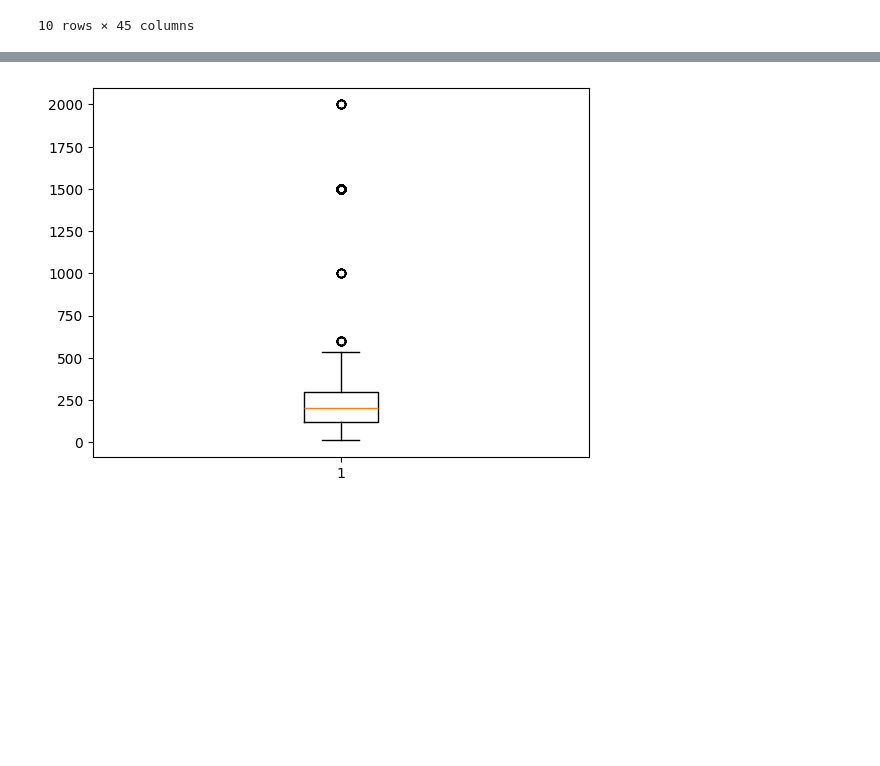
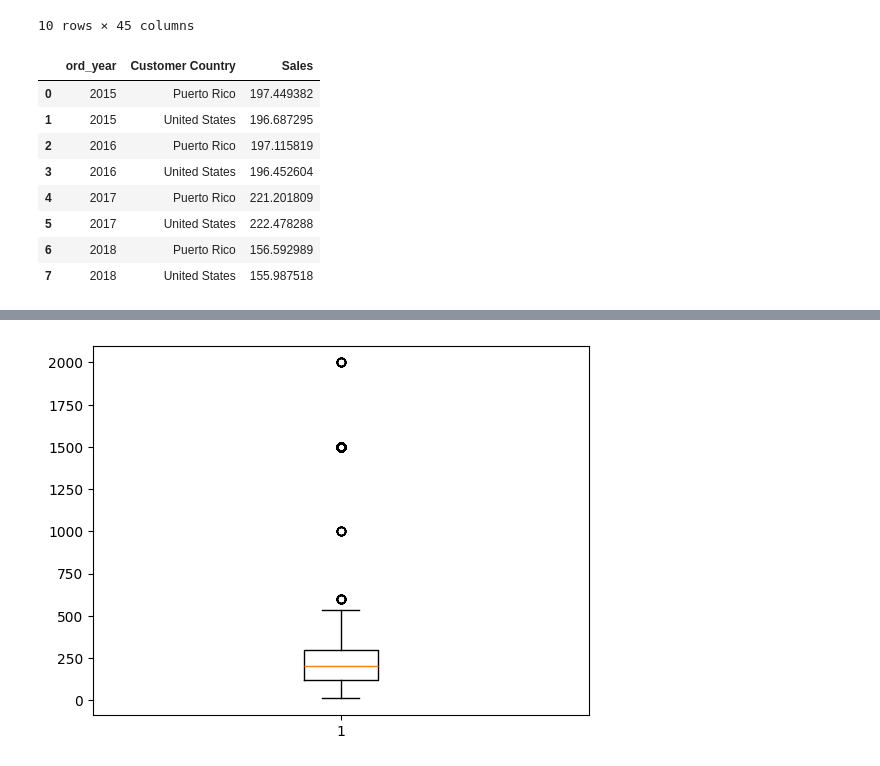
Before and after one commit to Umumasayii/Afretec_workbook, a Jupyter notebook: Assignment_3_data_cleaning.ipynb, the cells around one changed output, grey strips where cells are left out. Drawn from its saved outputs; the diff is of its cells as text; code cells hidden in the pictures; blank space fills up the shorter version.

```diff
--- a/Assignment_3_data_cleaning.ipynb
+++ b/Assignment_3_data_cleaning.ipynb
@@ -154,3 +153,15 @@ data["ord_year"] = data["order date (DateOrders)"].dt.year
 # %%
 sales_trend = data.groupby(["ord_year", "Customer Country"])["Sales"].agg("mean").reset_index()
 type_y = data.groupby(["Type", "ord_year"])["Sales"].mean().reset_index()
+# %%
+sales_trend
+# %% [output]
+|  | ord_year | Customer Country | Sales |
+| 0 | 2015 | Puerto Rico | 197.449382 |
+| 1 | 2015 | United States | 196.687295 |
+| 2 | 2016 | Puerto Rico | 197.115819 |
+| 3 | 2016 | United States | 196.452604 |
+| 4 | 2017 | Puerto Rico | 221.201809 |
+| 5 | 2017 | United States | 222.478288 |
+| 6 | 2018 | Puerto Rico | 156.592989 |
+| 7 | 2018 | United States | 155.987518 |
```
Also changed, not shown: parts of 10 cells of this notebook, 1 other file.
